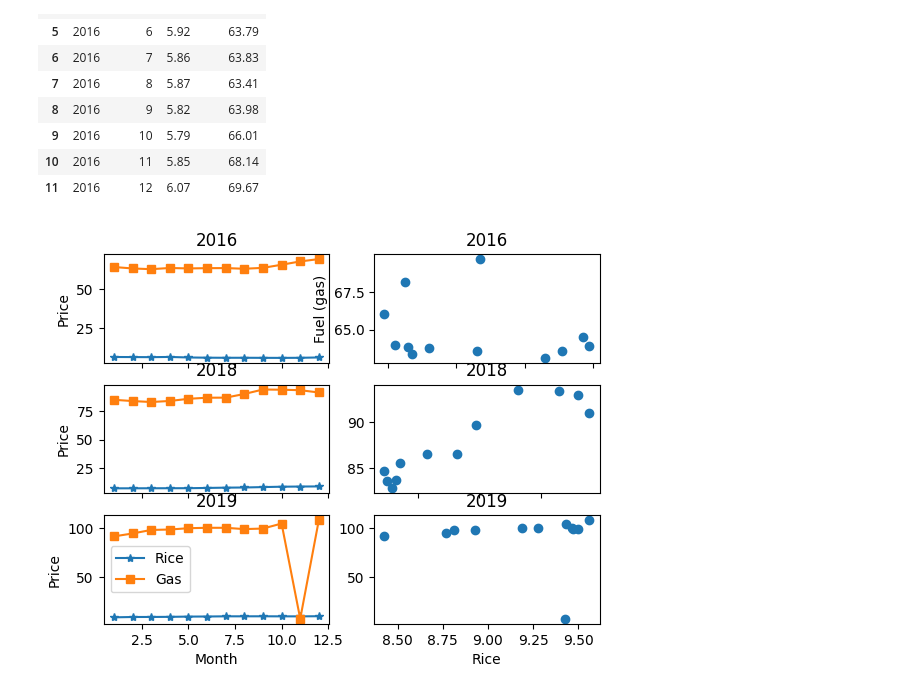
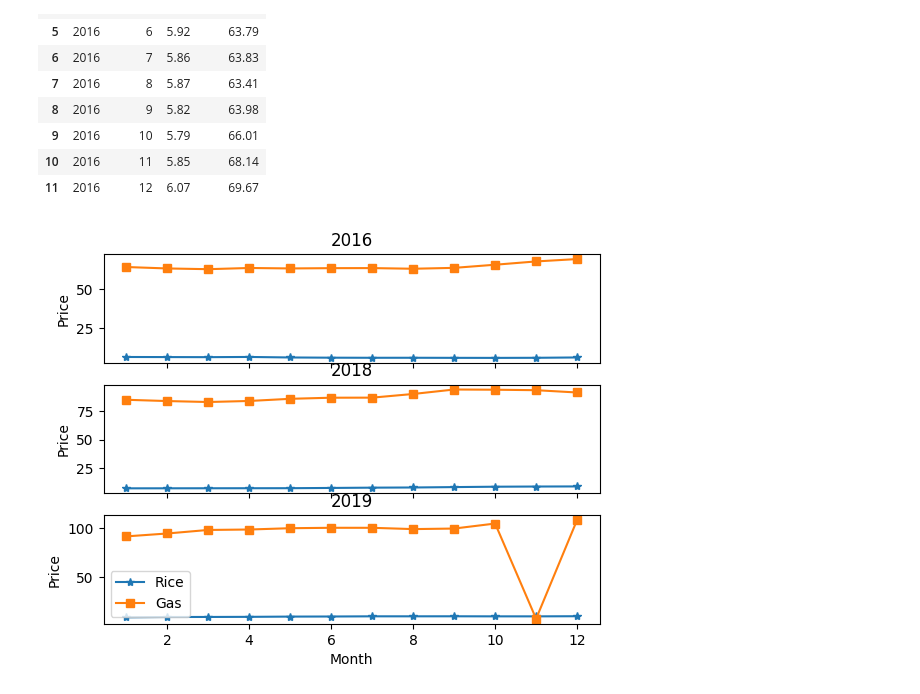
Before and after one commit to luuvu1396/DA_CODEgym, a Jupyter notebook: [Thực_hành]_Vẽ_đồ_thị_kết_hợp_–_Food_Price_in_Turkey.ipynb, the cells around one changed output. Saved outputs shown, nothing was run; the diff lists cells and outputs as text; code cells hidden in the pictures.

```diff
--- a/[Thực_hành]_Vẽ_đồ_thị_kết_hợp_–_Food_Price_in_Turkey.ipynb
+++ b/[Thực_hành]_Vẽ_đồ_thị_kết_hợp_–_Food_Price_in_Turkey.ipynb
@@ -154,39 +156,26 @@ df11
 | 10 | 2016 | 11 | 5.85 | 68.14 |
 | 11 | 2016 | 12 | 6.07 | 69.67 |
 # %%
-fig, ax = plt.subplots(3, 2)
-ax[0][0].plot(df11['Month'], df11['Rice'], marker = '*', label = 'Rice-2016')
-ax[0][0].plot(df11['Month'], df11['Fuel (gas)'], marker = 's', label = 'Gas-2016')
-ax[0][0].set_ylabel('Price')
-ax[0][0].set_xticklabels([])
-ax[0][0].set_title('2016')
+fig, ax = plt.subplots(3)
+ax[0].plot(df11['Month'], df11['Rice'], marker = '*', label = 'Rice-2016')
+ax[0].plot(df11['Month'], df11['Fuel (gas)'], marker = 's', label = 'Gas-2016')
+ax[0].set_ylabel('Price')
+ax[0].set_xticklabels([])
+ax[0].set_title('2016')
 
-ax[1][0].plot(df12['Month'], df12['Rice'], marker = '*', label = 'Rice-2018')
-ax[1][0].plot(df12['Month'], df12['Fuel (gas)'], marker = 's', label = 'Gas-2018')
-ax[1][0].set_ylabel('Price')
-ax[1][0].set_xticklabels([])
-ax[1][0].set_title('2018')
+ax[1].plot(df12['Month'], df12['Rice'], marker = '*', label = 'Rice-2018')
+ax[1].plot(df12['Month'], df12['Fuel (gas)'], marker = 's', label = 'Gas-2018')
+ax[1].set_ylabel('Price')
+ax[1].set_xticklabels([])
+ax[1].set_title('2018')
 
-ax[2][0].plot(df13['Month'], df13['Rice'], marker = '*', label = 'Rice')
-ax[2][0].plot(df13['Month'], df13['Fuel (gas)'], marker = 's', label = 'Gas')
-ax[2][0].set_ylabel('Price')
-ax[2][0].set_xlabel('Month')
-ax[2][0].legend()
-ax[2][0].set_title('2019')
+ax[2].plot(df13['Month'], df13['Rice'], marker = '*', label = 'Rice')
+ax[2].plot(df13['Month'], df13['Fuel (gas)'], marker = 's', label = 'Gas')
+ax[2].set_ylabel('Price')
+ax[2].set_xlabel('Month')
+ax[2].legend()
+ax[2].set_title('2019')
 
-ax[0][1].scatter(df11['Rice'], df11['Fuel (gas)'])
-ax[0][1].set_title('2016')
-ax[0][1].set_ylabel('Fuel (gas)')
-ax[0][1].set_xticklabels([])
-
-ax[1][1].scatter(df12['Rice'], df12['Fuel (gas)'])
-ax[1][1].set_title('2018')
-ax[1][1].set_xticklabels([])
-
-ax[2][1].scatter(df13['Rice'], df13['Fuel (gas)'])
-ax[2][1].set_title('2019')
-ax[0][1].set_ylabel('Fuel (gas)')
-ax[2][1].set_xlabel('Rice')
 plt.show()
 # %% [output]
-[figure, old version]
+[figure, new version]
```
Also changed, not shown: parts of 3 cells of this notebook.
